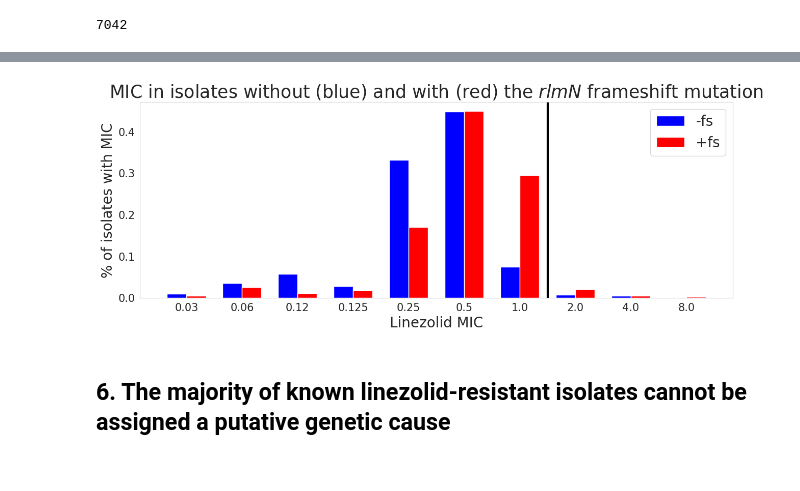
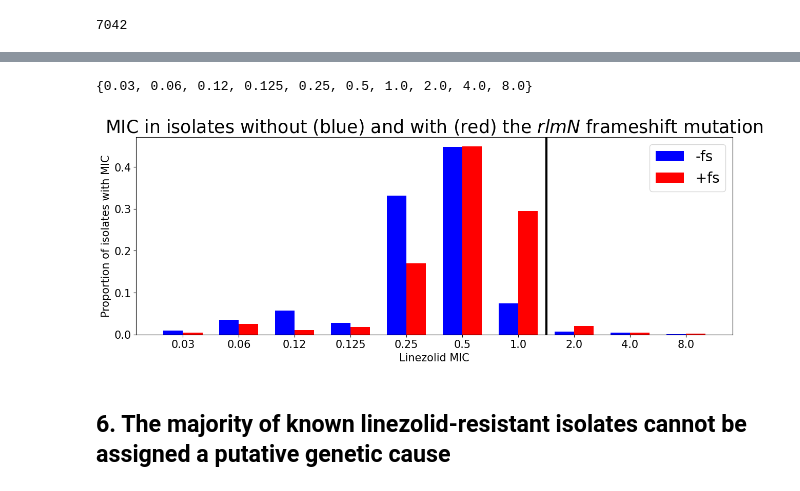
Before and after one commit to BrynMarieR/rlmN_frameshift, a Jupyter notebook: mutation_analysis/data_analysis.ipynb, the cells around one changed output, grey strips where cells are left out. Drawn from its saved outputs; the diff is of its cells as text; code cells hidden in the pictures.

Commit message:
update figures in data analysis

```diff
--- a/mutation_analysis/data_analysis.ipynb
+++ b/mutation_analysis/data_analysis.ipynb
@@ -690,39 +679,45 @@ fig.show()
+# %%
+set(dat1)
+# %% [output]
+{0.03, 0.06, 0.12, 0.125, 0.25, 0.5, 1.0, 2.0, 4.0, 8.0}
 # %%
 dat1_dictionary = {str(k): dat1.count(k)/len(dat1) for k in dat1}
 dat2_dictionary = {str(k): dat2.count(k)/len(dat2) for k in dat2}
 # %%
 fig, ax = plt.subplots(figsize=(15, 5))
 ax.set_yscale('linear')
 
 categories = sorted(list(dat1_dictionary.keys()))
 barplot_dat1 = [dat1_dictionary[k] for k in categories]
 barplot_dat2 = [dat2_dictionary[k] for k in categories]
 
 x = np.arange(len(categories))
 width = 0.35
 
 rects1 = ax.bar(x - width/2, barplot_dat2, width, label='-fs', color="blue")
 rects2 = ax.bar(x + width/2, barplot_dat1, width, label='+fs', color="red")
 
-ax.set_xlabel('Linezolid MIC', fontsize=20)
-ax.set_ylabel('% of isolates with MIC', fontsize=20)
+ax.set_xlabel('Linezolid MIC', fontsize=15)
+ax.set_ylabel('Proportion of isolates with MIC', fontsize=15)
 ax.set_xticks(x)
 ax.set_xticklabels(categories)
 
 plt.axvline(x=6.5, linewidth=3, color='black')
 
 # change all the font sizes
 plt.rc('xtick', labelsize=15)
 plt.rc('ytick', labelsize=15)
 
 # remove the grid lines
 ax.grid(False)
 
 plt.legend(fontsize=20)
 plt.title('MIC in isolates without (blue) and with (red) the ${rlmN}$ frameshift mutation',fontsize=25)
 fig.show()
+
+#plt.savefig("fig2.svg")
 # %% [output]
-[figure, old version]
+[figure, new version]
 # %% [markdown]
 ## 6. The majority of known linezolid-resistant isolates cannot be assigned a putative genetic cause
 # %%
```
Also changed, not shown: parts of 3 cells of this notebook.
